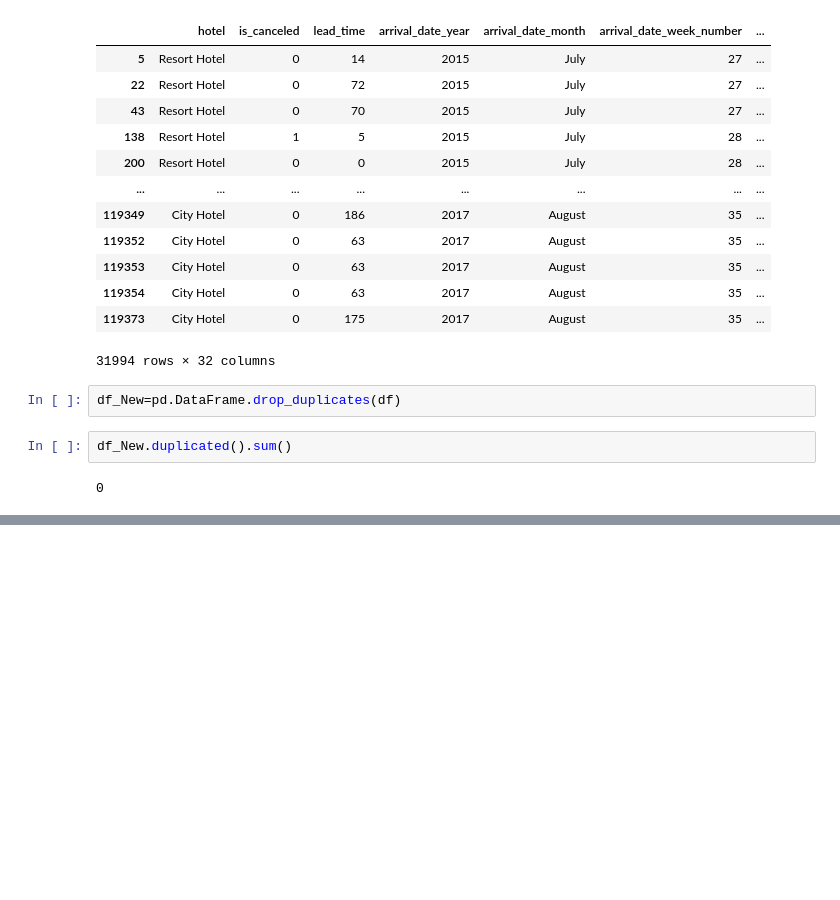
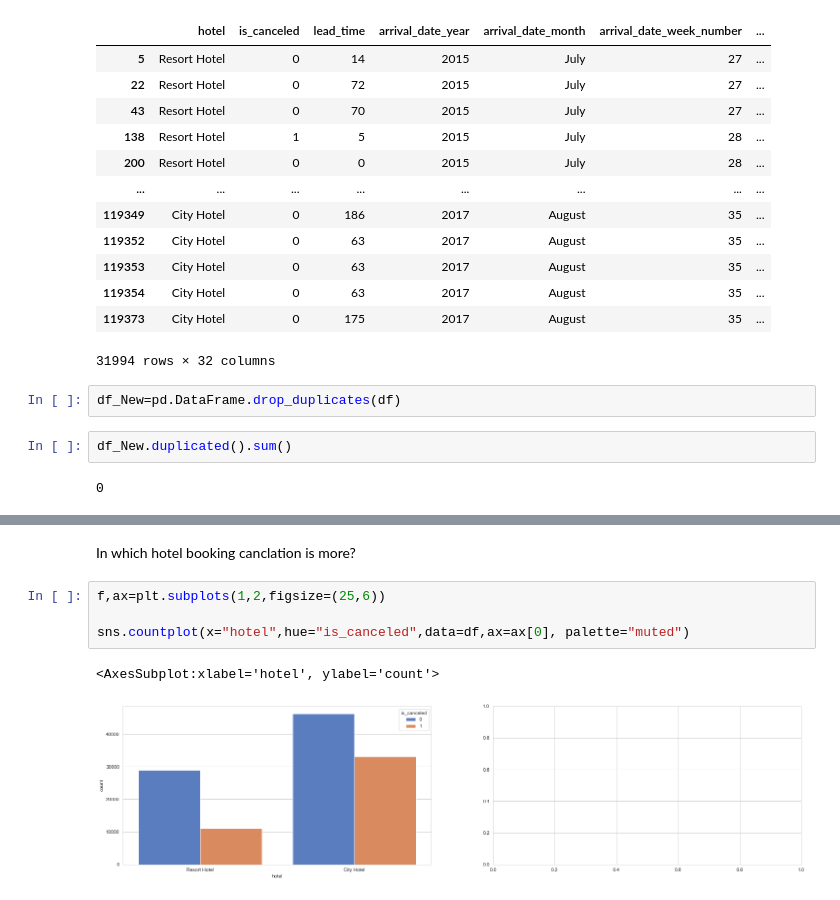
Before and after one commit to SiddiquiZoya787/Hotel-Booking-Demand, a Jupyter notebook: hotel booking demand.ipynb, the cells around one changed output, grey strips where cells are left out. Saved outputs shown, nothing was run; the diff lists cells and outputs as text; blank space fills up the shorter version.

```diff
--- a/hotel booking demand.ipynb
+++ b/hotel booking demand.ipynb
@@ -67,0 +337,9 @@ df_New.duplicated().sum()
+# %% [markdown]
+In which hotel booking canclation is more?
+# %%
+f,ax=plt.subplots(1,2,figsize=(25,6))
+
+sns.countplot(x="hotel",hue="is_canceled",data=df,ax=ax[0], palette="muted")
+# %% [output]
+<AxesSubplot:xlabel='hotel', ylabel='count'>
+[figure, added]
```
Also changed, not shown: parts of 179 cells of this notebook.
